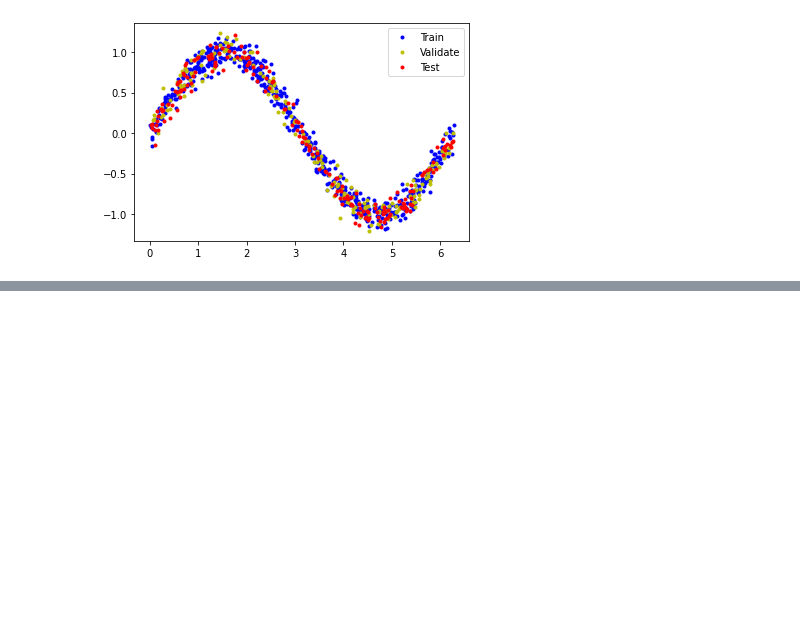
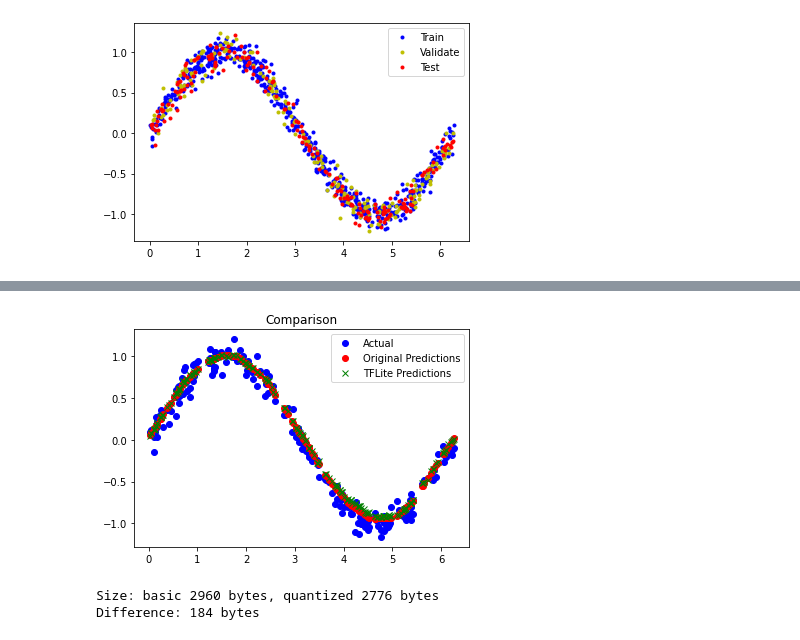
Before and after one commit to dannywi/hello-nano-33, a Jupyter notebook: model/sine-model.ipynb, the cells around one changed output, grey strips where cells are left out. Saved outputs shown, nothing was run; the diff lists cells and outputs as text; code cells hidden in the pictures; blank space fills up the shorter version.

```diff
--- a/model/sine-model.ipynb
+++ b/model/sine-model.ipynb
@@ -136,0 +207,14 @@ plt.show()
+# %%
+load_and_run_tflite("sine-model-quantized.tflite")
+# %% [output]
+[figure, added]
+# %%
+# COMPARE MODEL SIZES
+import os
+basic_model_size = os.path.getsize("sine-model.tflite")
+quantized_model_size = os.path.getsize("sine-model-quantized.tflite")
+print(f"Size: basic {basic_model_size} bytes, quantized {quantized_model_size} bytes")
+print(f"Difference: {basic_model_size - quantized_model_size} bytes")
+# %% [output]
+Size: basic 2960 bytes, quantized 2776 bytes
+Difference: 184 bytes
```
Also changed, not shown: parts of 8 cells of this notebook, 4 other files.
